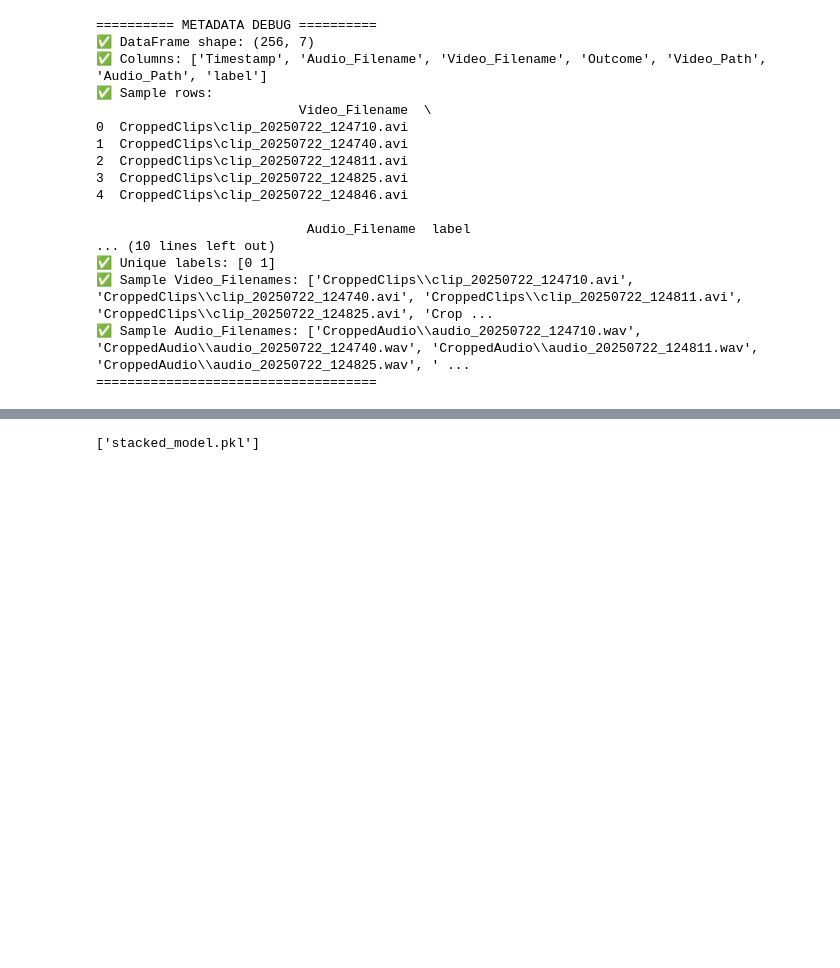
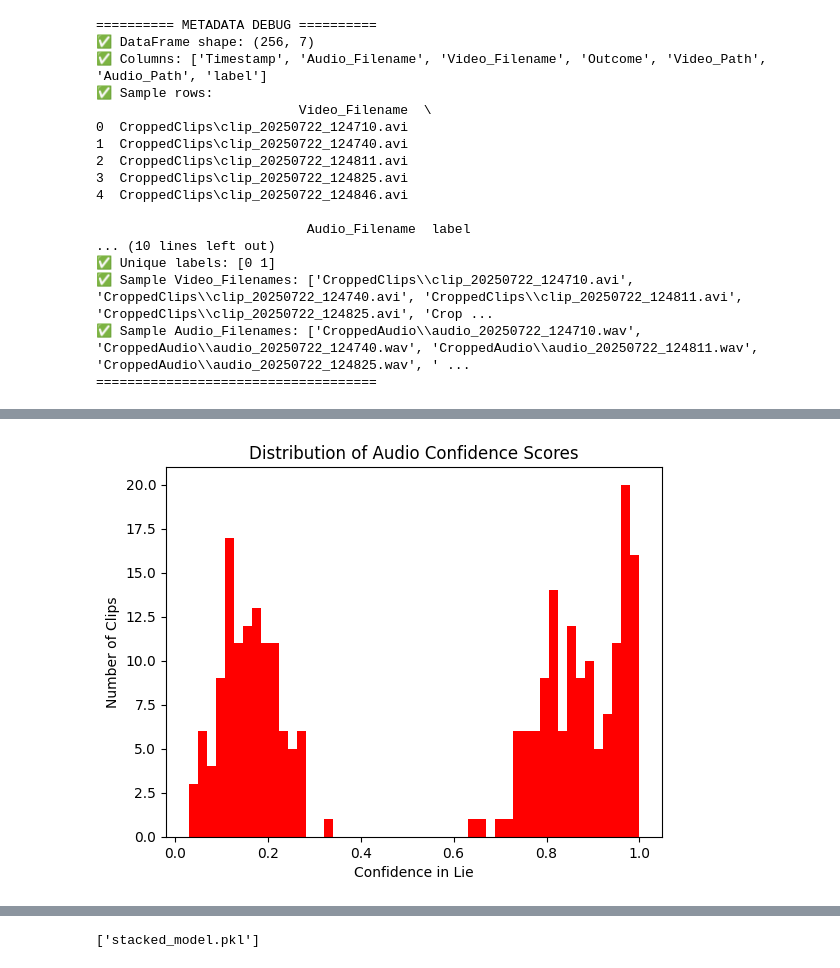
Before and after one commit to MartyBarrett/DecepTech, a Jupyter notebook: scripts/VideoAndAudioModel.ipynb, the cells around one changed output, grey strips where cells are left out. Saved outputs shown, nothing was run; the diff lists cells and outputs as text; code cells hidden in the pictures; blank space fills up the shorter version.

```diff
--- a/scripts/VideoAndAudioModel.ipynb
+++ b/scripts/VideoAndAudioModel.ipynb
@@ -85,3 +107,12 @@ audio_df = pd.DataFrame(audio_features)
+# %%
+import matplotlib.pyplot as plt
+plt.hist(audio_pred_list, bins=50, color='red')
+plt.title("Distribution of Audio Confidence Scores")
+plt.xlabel("Confidence in Lie")
+plt.ylabel("Number of Clips")
+plt.show()
+# %% [output]
+[figure, added]
 # %%
 from xgboost import XGBClassifier
 import pandas as pd
```
Also changed, not shown: parts of 16 cells of this notebook, 48 other files.
